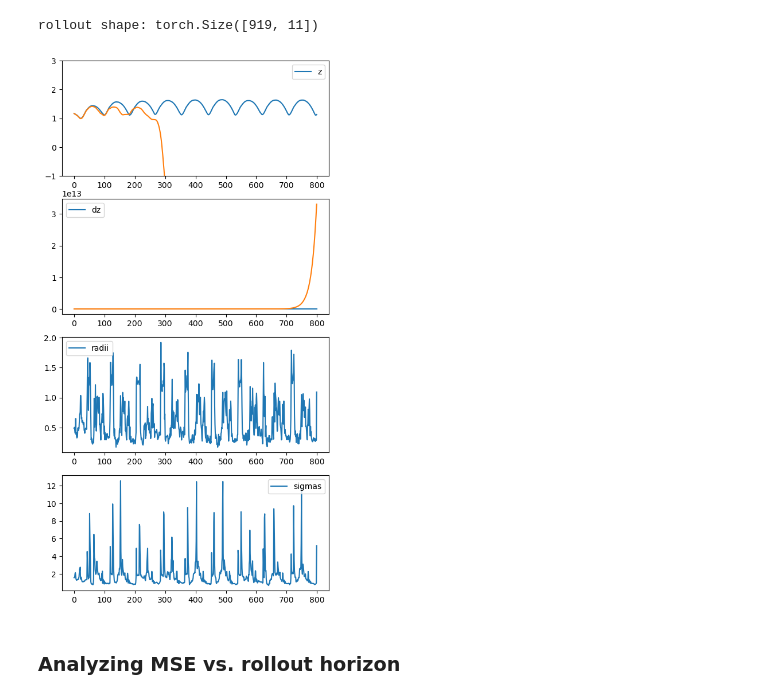
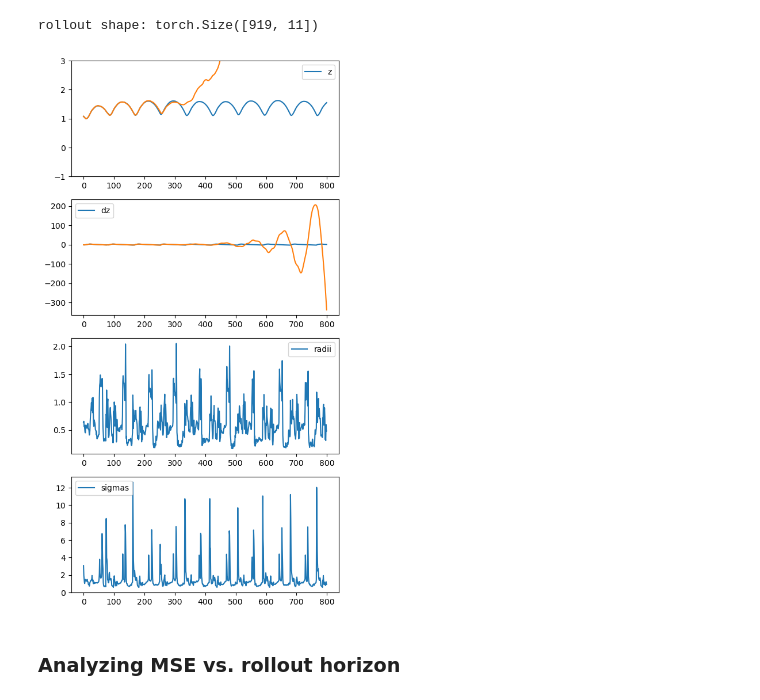
Before and after one commit to maalberg/kind, a Jupyter notebook: examples/mujoco/hopper/02_model_train_global.ipynb, the cells around one changed output. Drawn from its saved outputs; the diff is of its cells as text; code cells hidden in the pictures.

```diff
--- a/examples/mujoco/hopper/02_model_train_global.ipynb
+++ b/examples/mujoco/hopper/02_model_train_global.ipynb
@@ -80,7 +80,7 @@ shape of actions for training: torch.Size([80, 917, 3])
 # %%
 model = example_mujoco.global_dynamics(obs_ndim=obs_ndim, act_ndim=act_ndim)
 
-load_pretrained = False
+load_pretrained = True
 
 if load_pretrained:
     # --! load trained weights into the model
@@ -88,5 +88,5 @@ if load_pretrained:
     model.load_state_dict(torch.load(model_path, weights_only=True))
 
 else:
-    example_mujoco.train_global(model, dataloader, nepoch=1_000)
+    example_mujoco.train_global(model, dataloader, nepoch=500)
     torch.save(model.state_dict(), f'{model_dir}/global_checkpoint{data_suffix}_seed_{seed}.pth')
@@ -133,7 +122,7 @@ read evaluation actions shape: torch.Size([30, 918, 3])
 # --! make a rollout
 
 reanchor_nsample = 1_000_000 # ensure no re-anchoring
-this_traj = 18
+this_traj = 7
 
 s0 = eval_obs[this_traj, 0]
 rollout_traj = example_mujoco.rollout_global(model, s0, eval_obs[this_traj], eval_act[this_traj], reset_nsample=reanchor_nsample)
@@ -188,41 +177,41 @@ with torch.no_grad():
     plot_obs = plot_obs[[this_traj]]
     plt.figure(figsize=(6,12))
 
-    #plot_rollout_traj[:, 600:, :1] = 4.0 # <-- visualization hack
+    plot_rollout_traj[:, 500:, :1] = 4.0 # <-- visualization hack
 
     plt.subplot(4,1,1)
     plt.plot(plot_obs[0, :disp_end, 0], label='z')
     plt.plot(plot_rollout_traj[0, :disp_end, 0])
     plt.ylim((-1,3))
     plt.legend()
 
     plt.subplot(4,1,2)
     plt.plot(plot_obs[0, :disp_end, 6], label='dz')
     plt.plot(plot_rollout_traj[0, :disp_end, 6])
     plt.legend()
 
     plt.subplot(4,1,3)
     plt.plot(spectral_radii[:disp_end], label='radii')
     plt.legend()
 
     plt.subplot(4,1,4)
     plt.plot(sigmas_max[:disp_end], label='sigmas')
     plt.legend()
 
     plt.show()
 
     if datasaved:
         save_step = torch.arange(obs.shape[1]).reshape(1, -1, 1)
         save_radii = np.array(spectral_radii).reshape(1,-1,1)
         save_sigmas = np.array(sigmas_max).reshape(1,-1,1)
         savedata = np.concatenate([
             save_step[:1, :disp_end, :1],
             plot_obs[:1, :disp_end, :1], plot_obs[:1, :disp_end, [6]],
             plot_rollout_traj[:1, :disp_end, :1], plot_rollout_traj[:1, :disp_end, [6]],
             save_radii[:1, :disp_end, :1], save_sigmas[:1, :disp_end, :1]], axis=2)
         util_data.write_datafile(f'{result_dir}/global_rollout{data_suffix}_seed_{seed}', savedata, delim=' ')
 # %% [output]
-[figure, old version]
+[figure, new version]
 # %% [markdown]
 ### Analyzing MSE vs. rollout horizon
 # %%
```
Also changed, not shown: parts of 8 cells of this notebook, 12 other files.
